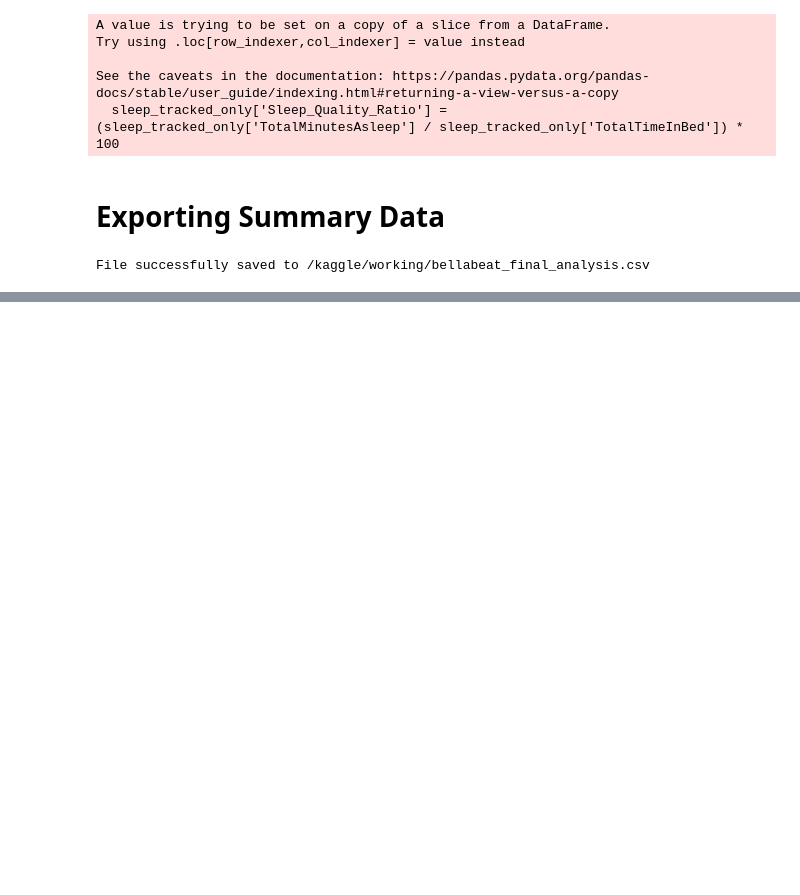
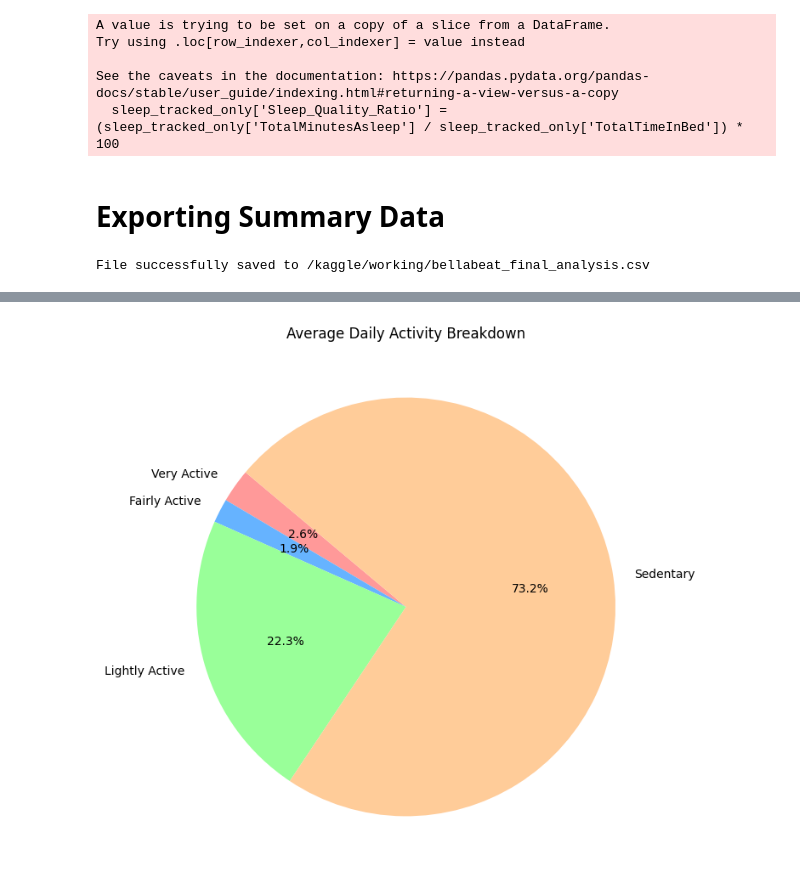
Before and after one commit to rachmi00/Bella-beats, a Jupyter notebook: bella-beats-competitor-analysis.ipynb, the cells around one changed output, grey strips where cells are left out. Cells and saved outputs as stored; diff of their text form; code cells hidden in the pictures; blank space fills up the shorter version.

```diff
--- a/bella-beats-competitor-analysis.ipynb
+++ b/bella-beats-competitor-analysis.ipynb
@@ -268,0 +286,18 @@ File successfully saved to /kaggle/working/bellabeat_final_analysis.csv
+# %%
+# Calculate averages for the whole group
+avg_very_active = sleep_tracked_only['VeryActiveMinutes'].mean()
+avg_fairly_active = sleep_tracked_only['FairlyActiveMinutes'].mean()
+avg_lightly_active = sleep_tracked_only['LightlyActiveMinutes'].mean()
+avg_sedentary = sleep_tracked_only['SedentaryMinutes'].mean()
+
+# Data for Pie Chart
+labels = ['Very Active', 'Fairly Active', 'Lightly Active', 'Sedentary']
+sizes = [avg_very_active, avg_fairly_active, avg_lightly_active, avg_sedentary]
+colors = ['#ff9999','#66b3ff','#99ff99','#ffcc99']
+
+plt.figure(figsize=(8, 8))
+plt.pie(sizes, labels=labels, autopct='%1.1f%%', startangle=140, colors=colors)
+plt.title('Average Daily Activity Breakdown')
+plt.show()
+# %% [output]
+[figure, added]
```
Also changed, not shown: parts of 3 cells of this notebook.
